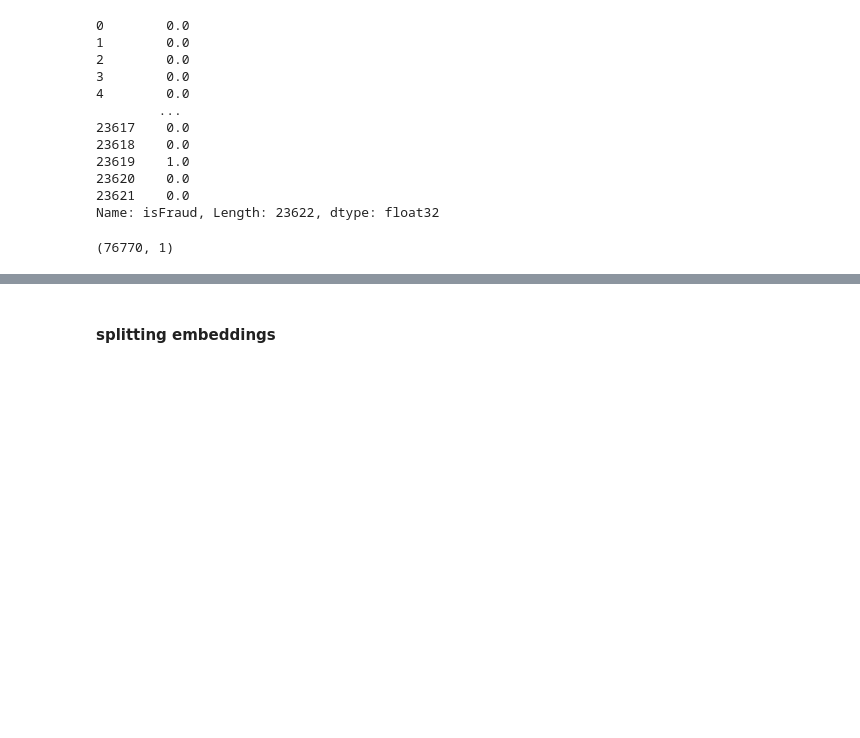
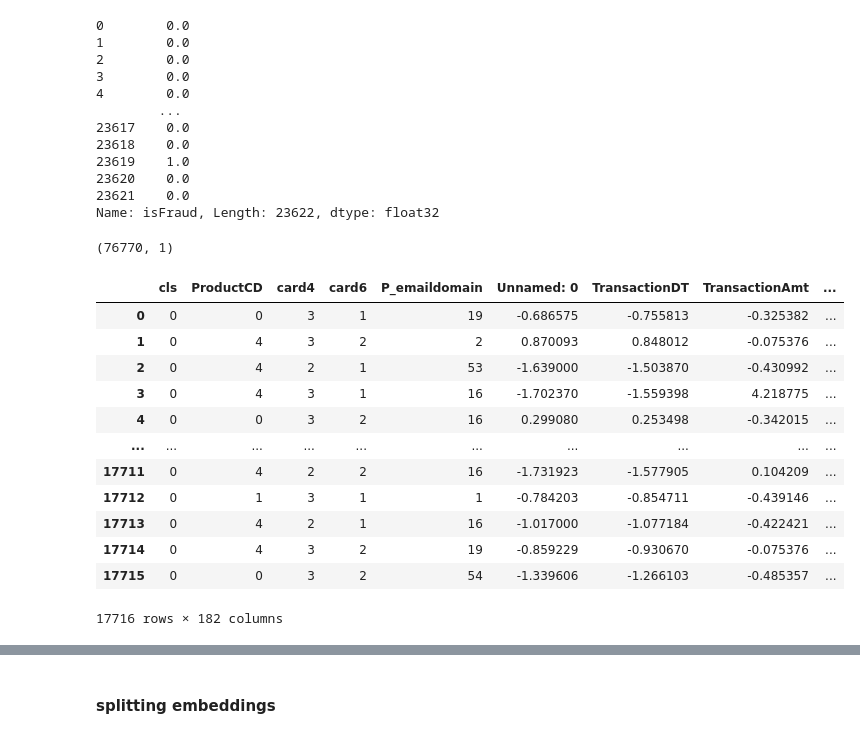
Before and after one commit to annimukherjee/FAR-FD, a Jupyter notebook: 3_experiments/RAFD_Anubha.ipynb, the cells around one changed output, grey strips where cells are left out. Cells and saved outputs as stored; diff of their text form; code cells hidden in the pictures; blank space fills up the shorter version.

```diff
--- a/3_experiments/RAFD_Anubha.ipynb
+++ b/3_experiments/RAFD_Anubha.ipynb
@@ -64,3 +65,22 @@ Name: isFraud, Length: 23622, dtype: float32
 train_y.shape
 # %% [output]
 (76770, 1)
+# %%
+val_df = pd.read_csv("../2_dataset/final/val_df.csv")
+val_y_df = pd.read_csv("../2_dataset/final/val_y_df.csv")
+# %%
+val_df
+# %% [output]
+|  | cls | ProductCD | card4 | card6 | P_emaildomain | Unnamed: 0 | TransactionDT | TransactionAmt | ... |
+| 0 | 0 | 0 | 3 | 1 | 19 | -0.686575 | -0.755813 | -0.325382 | ... |
+| 1 | 0 | 4 | 3 | 2 | 2 | 0.870093 | 0.848012 | -0.075376 | ... |
+| 2 | 0 | 4 | 2 | 1 | 53 | -1.639000 | -1.503870 | -0.430992 | ... |
+| 3 | 0 | 4 | 3 | 1 | 16 | -1.702370 | -1.559398 | 4.218775 | ... |
+| 4 | 0 | 0 | 3 | 2 | 16 | 0.299080 | 0.253498 | -0.342015 | ... |
+| ... | ... | ... | ... | ... | ... | ... | ... | ... | ... |
+| 17711 | 0 | 4 | 2 | 2 | 16 | -1.731923 | -1.577905 | 0.104209 | ... |
+| 17712 | 0 | 1 | 3 | 1 | 1 | -0.784203 | -0.854711 | -0.439146 | ... |
+| 17713 | 0 | 4 | 2 | 1 | 16 | -1.017000 | -1.077184 | -0.422421 | ... |
+| 17714 | 0 | 4 | 3 | 2 | 19 | -0.859229 | -0.930670 | -0.075376 | ... |
+| 17715 | 0 | 0 | 3 | 2 | 54 | -1.339606 | -1.266103 | -0.485357 | ... |
+17716 rows × 182 columns
```
Also changed, not shown: parts of 15 cells of this notebook.
